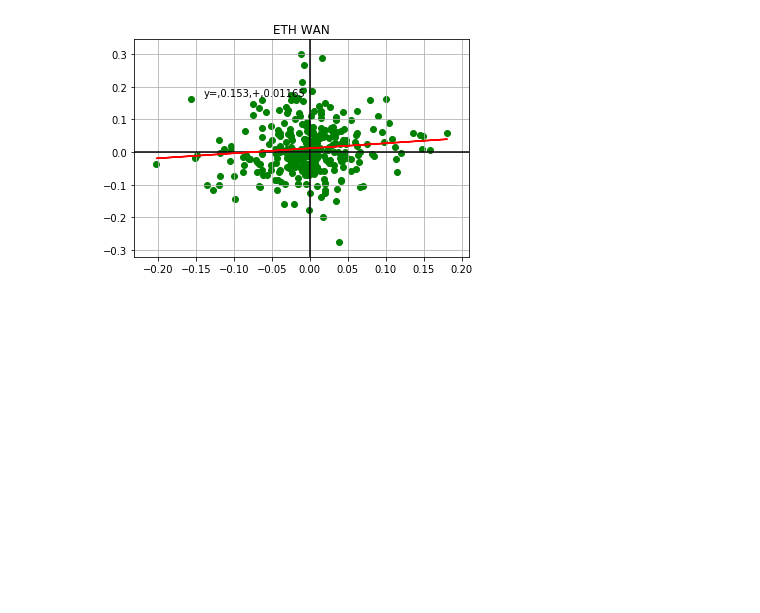
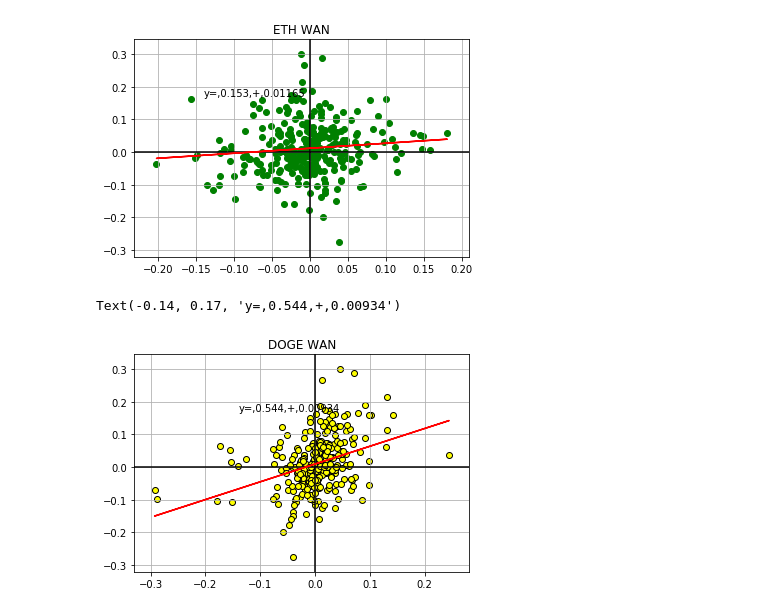
Before and after one commit to kevzha/CryptoAnalysis, a Jupyter notebook: Heatmaps_Graphing.ipynb, the cells around one changed output. Saved outputs shown, nothing was run; the diff lists cells and outputs as text; code cells hidden in the pictures; blank space fills up the shorter version.

```diff
--- a/Heatmaps_Graphing.ipynb
+++ b/Heatmaps_Graphing.ipynb
@@ -239,3 +239,30 @@ ax.annotate(f"y=,{round(m,3)},+,{round(b,5)}", xy=(0, 0), xytext=(-0.14, .17))
 # %% [output]
 Text(-0.14, 0.17, 'y=,0.153,+,0.01165')
 [figure]
+# %%
+#linear regression line calculation
+x = np.array(pct_change['DOGE Pct Change'])
+y = np.array(pct_change['WAN Pct Change'])
+m, b = np.polyfit(x, y, 1)
+
+#plot percent changes of two coins with origin axis and major/minor grid
+fig, ax = plt.subplots()
+ax.grid(True, which='both')
+ax.axhline(y=0, color='k')
+ax.axvline(x=0, color='k')
+
+#ploting percent changes of two coins against each other
+plt.scatter(pct_change['DOGE Pct Change'], pct_change['WAN Pct Change'],edgecolors='black', color = 'yellow')
+#plotting linear regression line from the scatter plot
+plt.plot(x, x*m + b, 'red')
+#title
+plt.title('DOGE WAN')
+
+#regression line equation
+ax.annotate(f"y=,{round(m,3)},+,{round(b,5)}", xy=(0, 0), xytext=(-0.14, .17))
+
+#exporting plot
+# plt.savefig('DOGE_WAN_scatter_regression.png', bbox_inches = 'tight', dpi = 400)
+# %% [output]
+Text(-0.14, 0.17, 'y=,0.544,+,0.00934')
+[figure, added]
```
Also changed, not shown: parts of 3 cells of this notebook, 5 other files.
